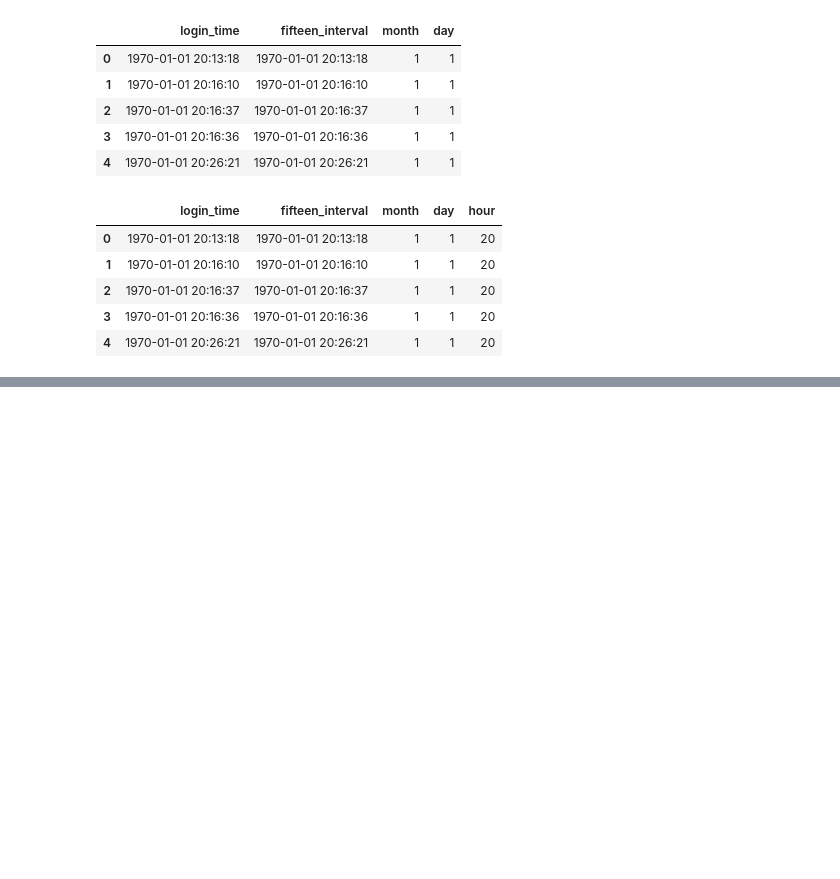
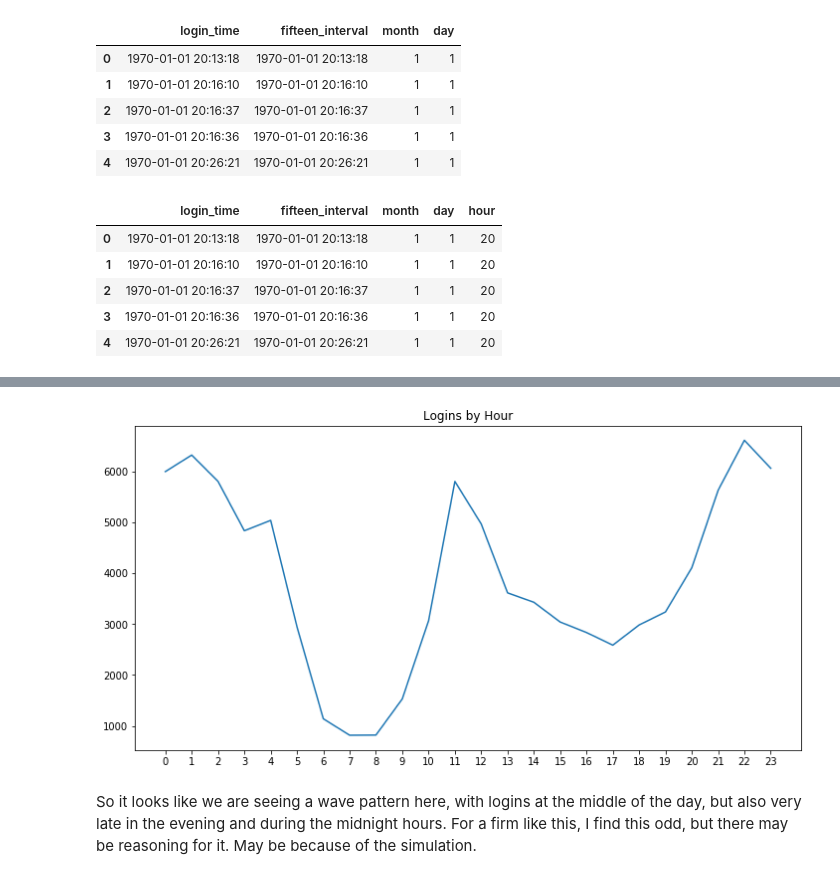
Before and after one commit to ElijahSeeley/Springboard, a Jupyter notebook: Ultimate_Challenge/ultimate_challenge/Part 1 EDA.ipynb, the cells around one changed output, grey strips where cells are left out. Saved outputs shown, nothing was run; the diff lists cells and outputs as text; code cells hidden in the pictures; blank space fills up the shorter version.

```diff
--- a/Ultimate_Challenge/ultimate_challenge/Part 1 EDA.ipynb
+++ b/Ultimate_Challenge/ultimate_challenge/Part 1 EDA.ipynb
@@ -115,0 +134,9 @@ by_hour = df['hour'].value_counts().sort_index()
+# %%
+#visualizing hour of day
+by_hour.plot(xticks=[0, 1, 2, 3, 4, 5, 6, 7, 8, 9, 10, 11, 12, 13, 14, 15, 16, 17, 18, 19, 20, 21, 22, 23],
+         figsize=(12, 6), title='Logins by Hour')
+plt.show()
+# %% [output]
+[figure, added]
+# %% [markdown]
+So it looks like we are seeing a wave pattern here, with logins at the middle of the day, but also very late in the evening and during the midnight hours. For a firm like this, I find this odd, but there may be reasoning for it. May be because of the simulation.
```
Also changed, not shown: parts of 4 cells of this notebook.
